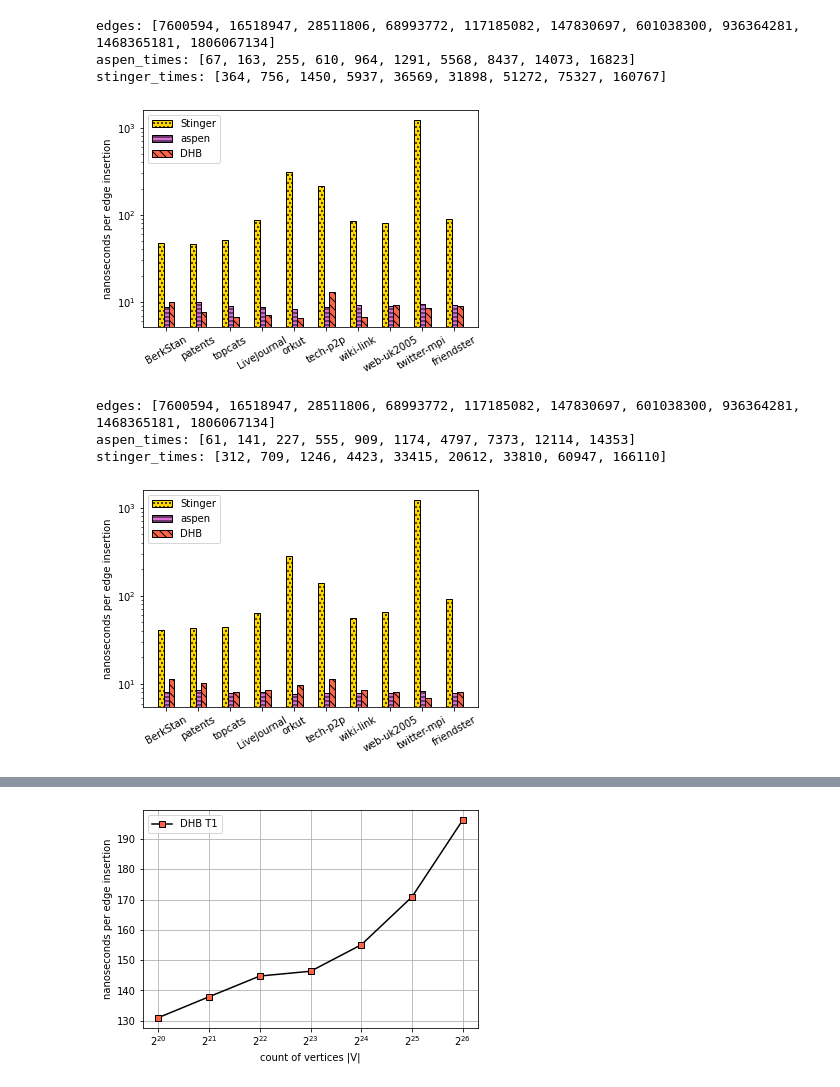
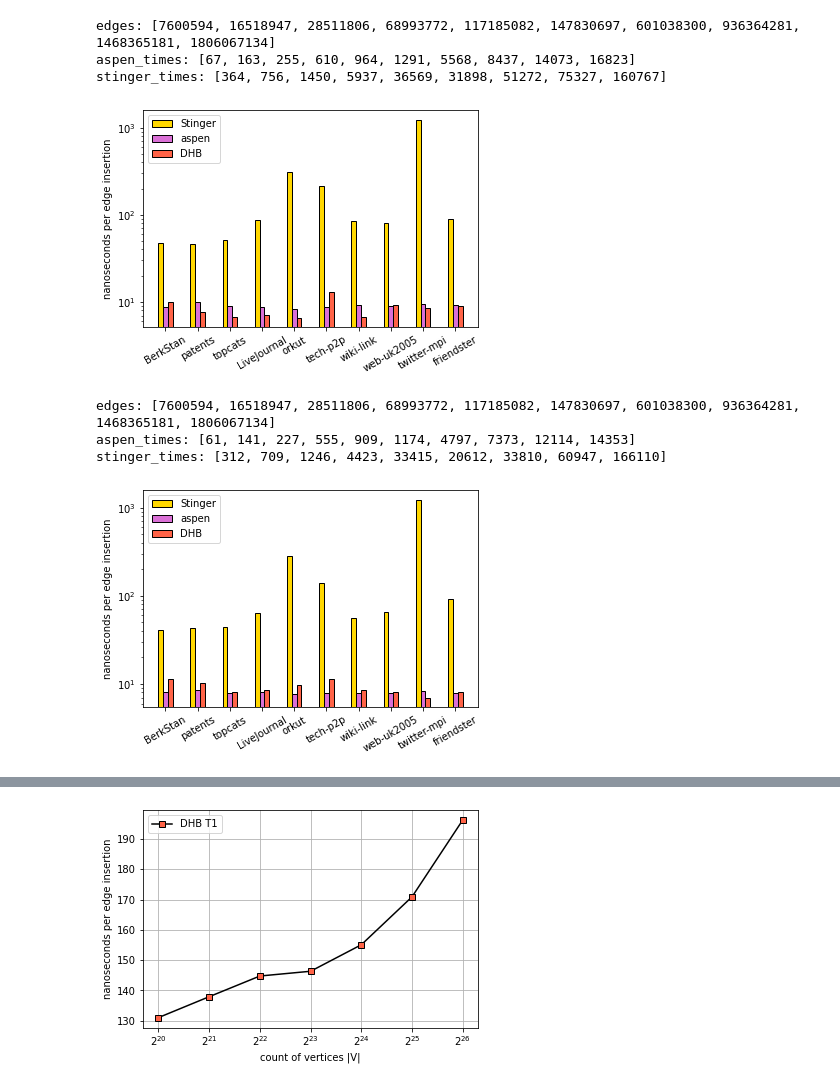
Before and after one commit to hu-macsy/dhb-experiments, a Jupyter notebook: evaluation.ipynb, the cells around one changed output, grey strips where cells are left out. Drawn from its saved outputs; the diff is of its cells as text; code cells hidden in the pictures.

```diff
--- a/evaluation.ipynb
+++ b/evaluation.ipynb
@@ -306,7 +220,7 @@ def append_to_factor_file(name, factor):
         print('\\newcommand{\\' + name + '}{' + str(rounded_factor) + '}', file=factor_file)
 # %%
 # Set on True if you want to save all the plots
-save_all_plots=False
+save_all_plots=True
 # %%
 write_static_graph_summary_to_file()
 write_dynamic_graph_summary_to_file()
@@ -827,9 +802,15 @@ def par_bulk_inserts(thread_count, save=False):
     stinger_times = expXThreadIR(stinger_ds,  'stinger_par_bulk', insertion_routine, 'duration_ms', thread_count, sort_by)
     stinger_times = min_timeout(stinger_times)
     print('stinger_times: ' + str(stinger_times))
+#     terrace_times = expXThreadIR(terrace_ds,  'terrace_par_bulk', insertion_routine, 'duration_ms', thread_count, sort_by)
+#     terrace_times = min_timeout(terrace_times)
+#     print('terrace_times: ' + str(terrace_times))
 
     if (thread_count == 18 or thread_count == 36):
         stinger_times.insert(8, 1800000.) # twitter mpi
+       #  terrace_times.append(1800000.) # web uk
+       #  terrace_times.append(1800000.) # twitter mpi
+       #  terrace_times.append(1800000.) # friendster mpi
 
     fig, ax = plt.subplots()
     ax.set_ylabel('nanoseconds per edge insertion')
@@ -838,15 +819,18 @@ def par_bulk_inserts(thread_count, save=False):
     dhb_times_per_edge = [(t / edge_count) * 1000000 for t, edge_count in zip(dhb_times, edges)]
     stinger_times_per_edge = [(t / edge_count) * 1000000 for t, edge_count in zip(stinger_times, edges)]
     aspen_times_per_edge = [(t / edge_count) * 1000000 for t, edge_count in zip(aspen_times, edges)]
+#     terrace_times_per_edge = [(t / edge_count) * 1000000 for t, edge_count in zip(terrace_times, edges)]
 
     x = np.arange(len(graphs))  # the label locations
-    width = 0.17
+    width = 0.15
 
-    ax.bar(x - width, stinger_times_per_edge, width, label=stinger_ds,
+    ax.bar(x - 1*width, stinger_times_per_edge, width, label=stinger_ds,
            color=stinger_color, hatch=stinger_hatch, edgecolor='black', align='center')
-    ax.bar(x, aspen_times_per_edge, width, label=aspen_ds,
+    ax.bar(x - 0*width, aspen_times_per_edge, width, label=aspen_ds,
            color=aspen_color, hatch=aspen_hatch, edgecolor='black', align='center')
-    ax.bar(x + width, dhb_times_per_edge,
+#     ax.bar(x + 0.5*width, terrace_times_per_edge, width, label=terrace_ds,
+#            color=terrace_color, hatch=terrace_hatch, edgecolor='black', align='center')
+    ax.bar(x + 1*width, dhb_times_per_edge,
            width, label=dhb_ds, color=dhb_color, hatch=dhb_hatch, edgecolor='black')
 
     ax.set_xticks(x)
@@ -856,28 +840,30 @@ def par_bulk_inserts(thread_count, save=False):
     ax.legend()
 
     if save:
-        plt.savefig('plots/nk_v_stinger_v_aspen_v_dhb_' + insertion_routine + '_thread_count_' + str(thread_count) + '_' + str(datetime.date.today()) + '.pdf',
+        plt.savefig('plots/nk_v_stinger_v_aspen_v_terrace_v_dhb_' + insertion_routine + '_thread_count_' + str(thread_count) + '_' + str(datetime.date.today()) + '.pdf',
                     bbox_inches='tight')
-        append_to_factor_file(title + '_thread_count_' + str(thread_count) + '_vs_stinger',
+        append_to_factor_file(title + '_thread_count_' + num2words(thread_count) + '_vs_' + stinger_ds,
                               factor_compared_to(dhb_times_per_edge, stinger_times_per_edge))
-        append_to_factor_file(title + '_thread_count_' + str(thread_count) + '_vs_aspen',
+        append_to_factor_file(title + '_thread_count_' + num2words(thread_count) + '_vs_' + aspen_ds,
                               factor_compared_to(dhb_times_per_edge, aspen_times_per_edge))
+       #  append_to_factor_file(title + '_thread_count_' + num2words(thread_count) + '_vs_' + terrace_ds,
+       #                        factor_compared_to(dhb_times_per_edge, terrace_times_per_edge))
     else:
         plt.show()
 # %%
-par_bulk_inserts(18, save=True)
+par_bulk_inserts(18, save=save_all_plots)
 # %% [output]
 edges: [7600594, 16518947, 28511806, 68993772, 117185082, 147830697, 601038300, 936364281, 1468365181, 1806067134]
 aspen_times: [67, 163, 255, 610, 964, 1291, 5568, 8437, 14073, 16823]
 stinger_times: [364, 756, 1450, 5937, 36569, 31898, 51272, 75327, 160767]
-[figure, old version]
+[figure, new version]
 # %%
-par_bulk_inserts(36, save=True)
+par_bulk_inserts(36, save=save_all_plots)
 # %% [output]
 edges: [7600594, 16518947, 28511806, 68993772, 117185082, 147830697, 601038300, 936364281, 1468365181, 1806067134]
 aspen_times: [61, 141, 227, 555, 909, 1174, 4797, 7373, 12114, 14353]
 stinger_times: [312, 709, 1246, 4423, 33415, 20612, 33810, 60947, 166110]
-[figure, old version]
+[figure, new version]
 # %%
 def memory_footprint(insertion_routine, title, save):
     fig, ax = plt.subplots()
```
Also changed, not shown: parts of 42 cells of this notebook.
